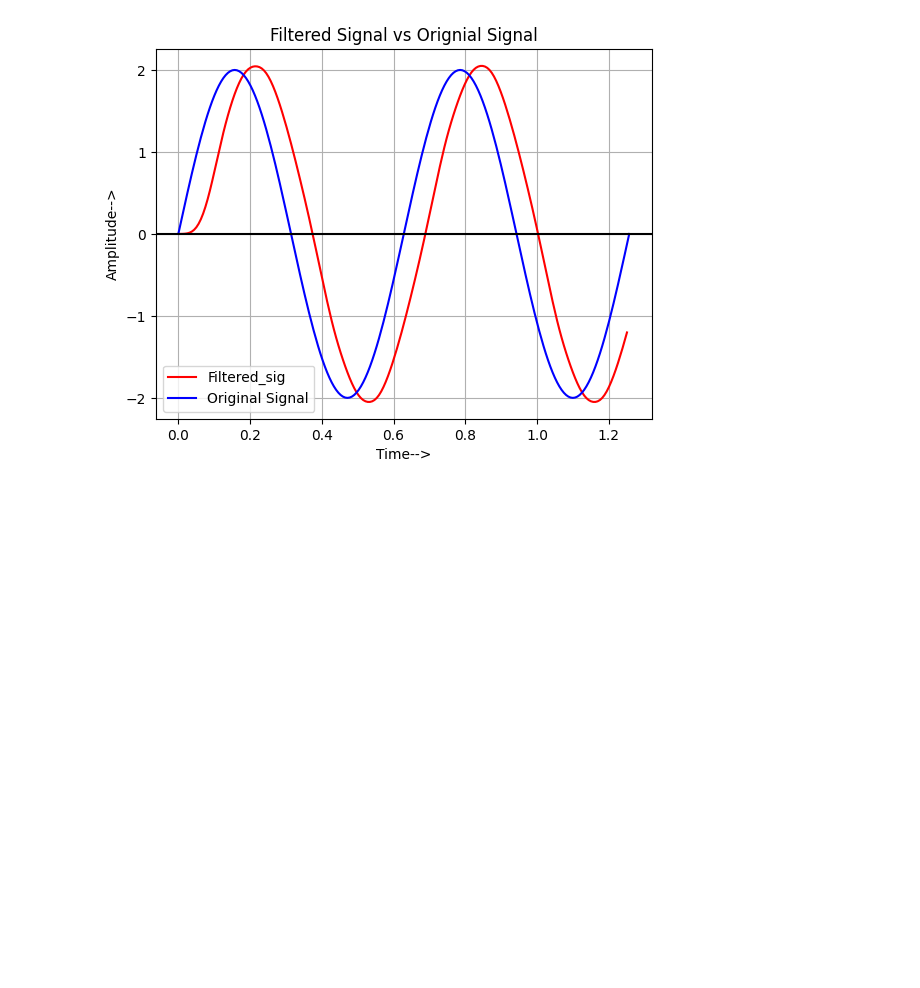
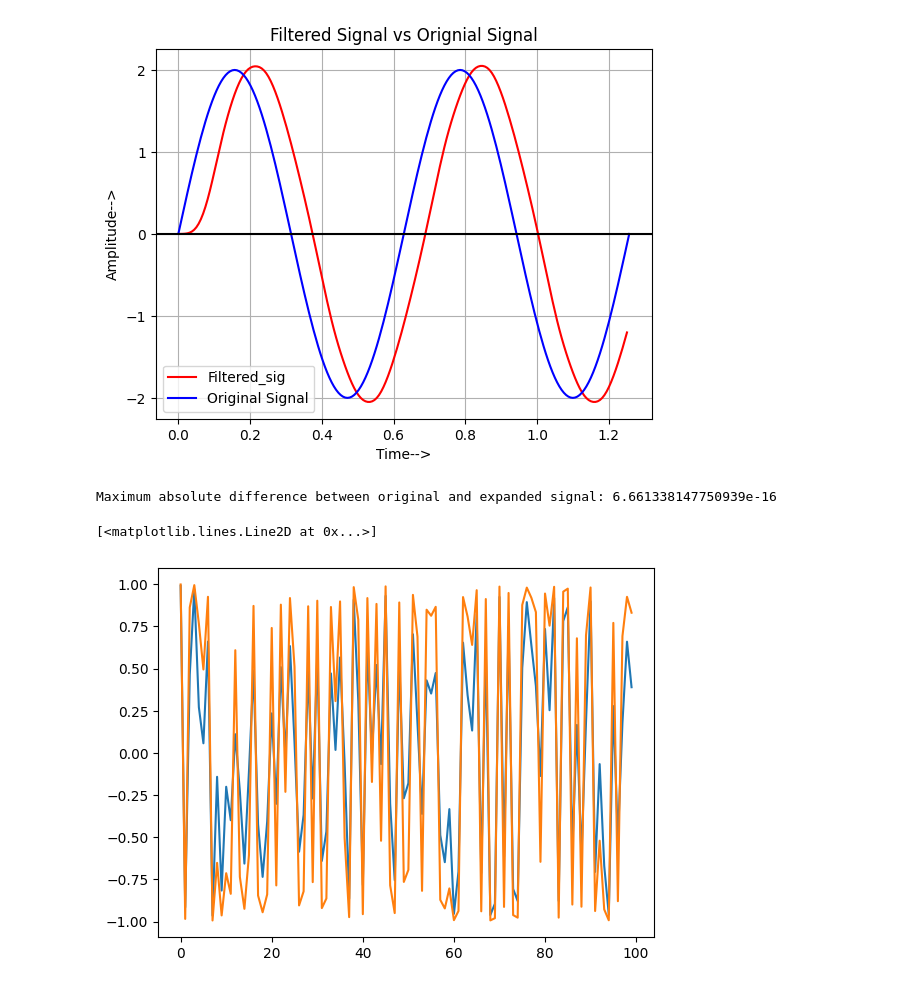
Before and after one commit to ParasKore2003/Digital-Communication-Lab, a Jupyter notebook: Digital Communication/Lab record/Lab2.ipynb, the cells around one changed output. Saved outputs shown, nothing was run; the diff lists cells and outputs as text; code cells hidden in the pictures; blank space fills up the shorter version.

```diff
--- a/Digital Communication/Lab record/Lab2.ipynb
+++ b/Digital Communication/Lab record/Lab2.ipynb
@@ -201,3 +201,35 @@ plt.axhline(y = 0, color ='Black')
 plt.grid()
 # %% [output]
 [figure]
+# %%
+import numpy as np
+
+def mu_law_compress(signal, mu):
+    # Apply Mu-Law compression to the signal
+    return np.sign(signal) * np.log(1 + mu * np.abs(signal)) / np.log(1 + mu)
+
+def mu_law_expand(compressed_signal, mu):
+    # Apply Mu-Law expansion to the compressed signal
+    return np.sign(compressed_signal) * (1 / mu) * ((1 + mu) ** np.abs(compressed_signal) - 1)
+
+# Example usage
+signal = np.random.uniform(-1, 1, size=100)  # Generating a random signal
+mu = 255  # Mu parameter, typically 255 for 8-bit PCM
+
+# Compress the signal using Mu-Law compression
+compressed_signal = mu_law_compress(signal, mu)
+
+# Expand the compressed signal using Mu-Law expansion
+expanded_signal = mu_law_expand(compressed_signal, mu)
+
+# Check the maximum absolute difference between original and expanded signal
+max_diff = np.max(np.abs(signal - expanded_signal))
+print("Maximum absolute difference between original and expanded signal:", max_diff)
+
+plt.plot(signal)
+# plt.plot(expanded_signal)
+plt.plot(compressed_signal)
+# %% [output]
+Maximum absolute difference between original and expanded signal: 6.661338147750939e-16
+[<matplotlib.lines.Line2D at 0x...>]
+[figure, added]
```
Also changed, not shown: parts of 1 cell of this notebook, 1 other file.
